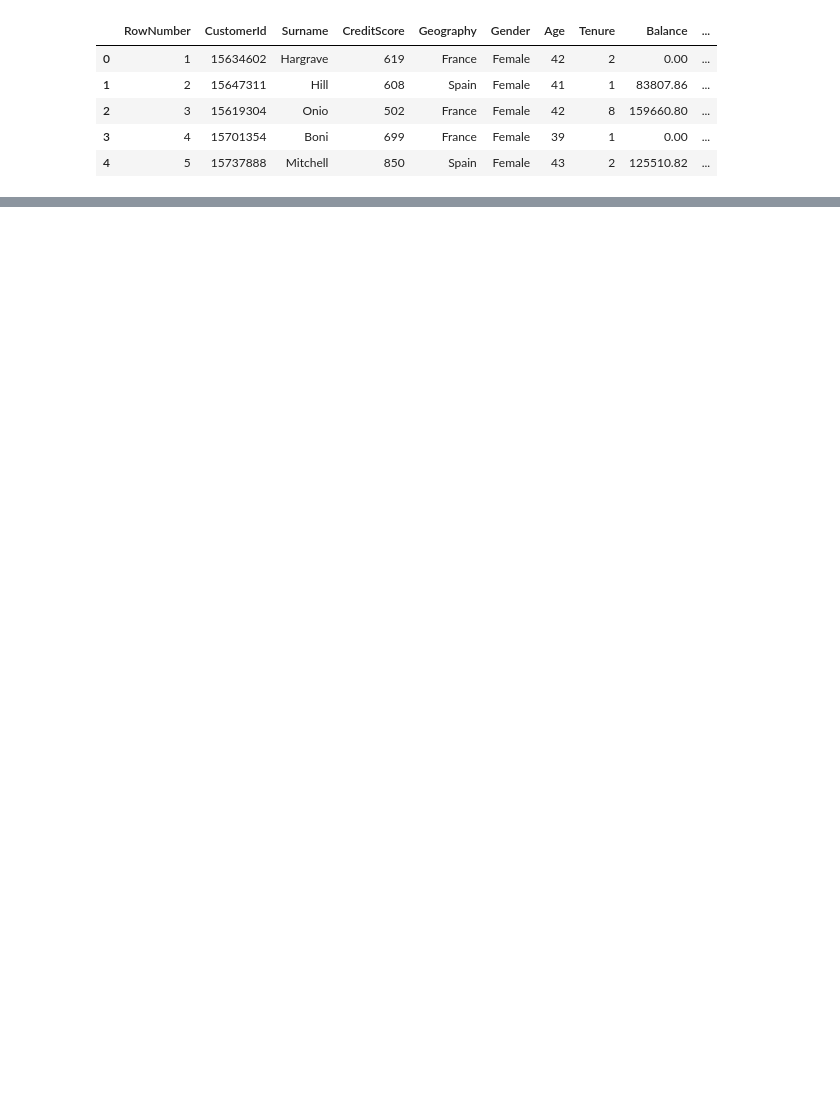
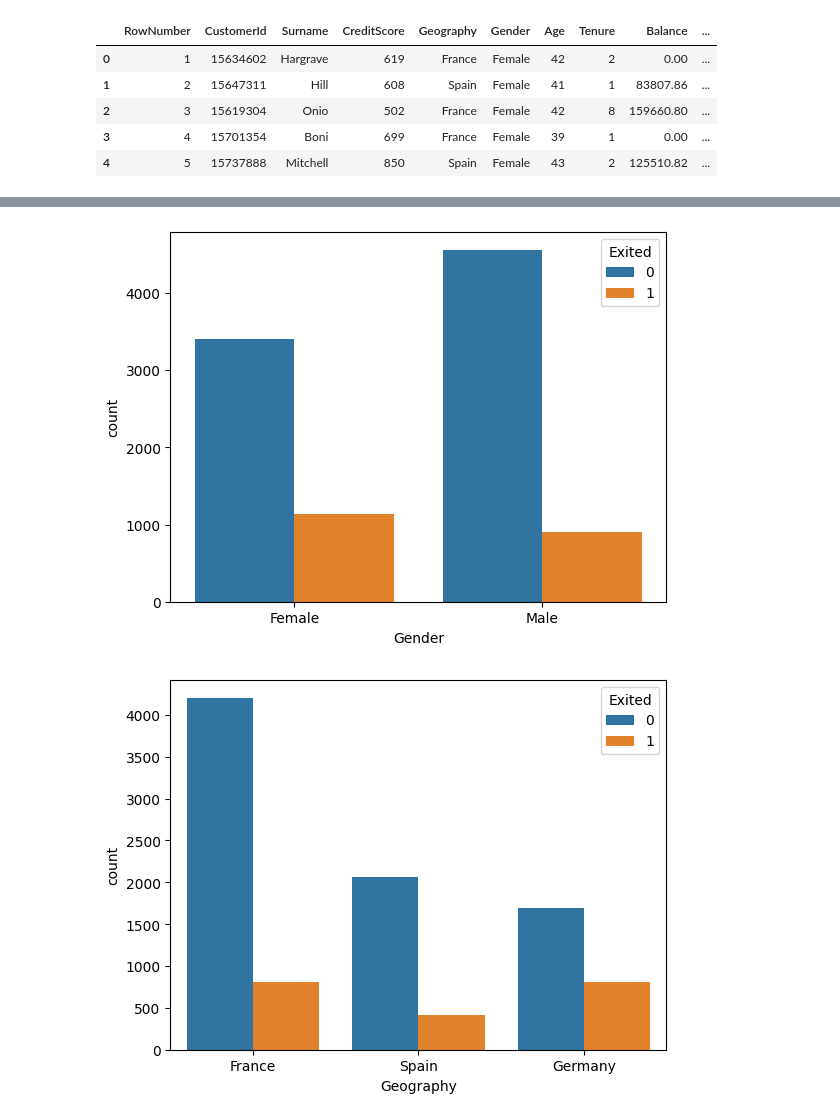
Before and after one commit to Shakhoyat/eda-learning-journey, a Jupyter notebook: EDA by satyajit/categorical&numerical_Analysis/notebook.ipynb, the cells around one changed output, grey strips where cells are left out. Drawn from its saved outputs; the diff is of its cells as text; code cells hidden in the pictures; blank space fills up the shorter version.

```diff
--- a/EDA by satyajit/categorical&numerical_Analysis/notebook.ipynb
+++ b/EDA by satyajit/categorical&numerical_Analysis/notebook.ipynb
@@ -18,0 +47,8 @@ df.head()
+# %%
+# Count plot for each predictor against 'Exited'
+for i ,predictor in enumerate(df_new.drop(columns='Exited')):
+    plt.figure()
+    sns.countplot(x=predictor,data=df_new,hue='Exited')
+# %% [output]
+[figure, added]
+[figure, added]
```
Also changed, not shown: parts of 12 cells of this notebook.
